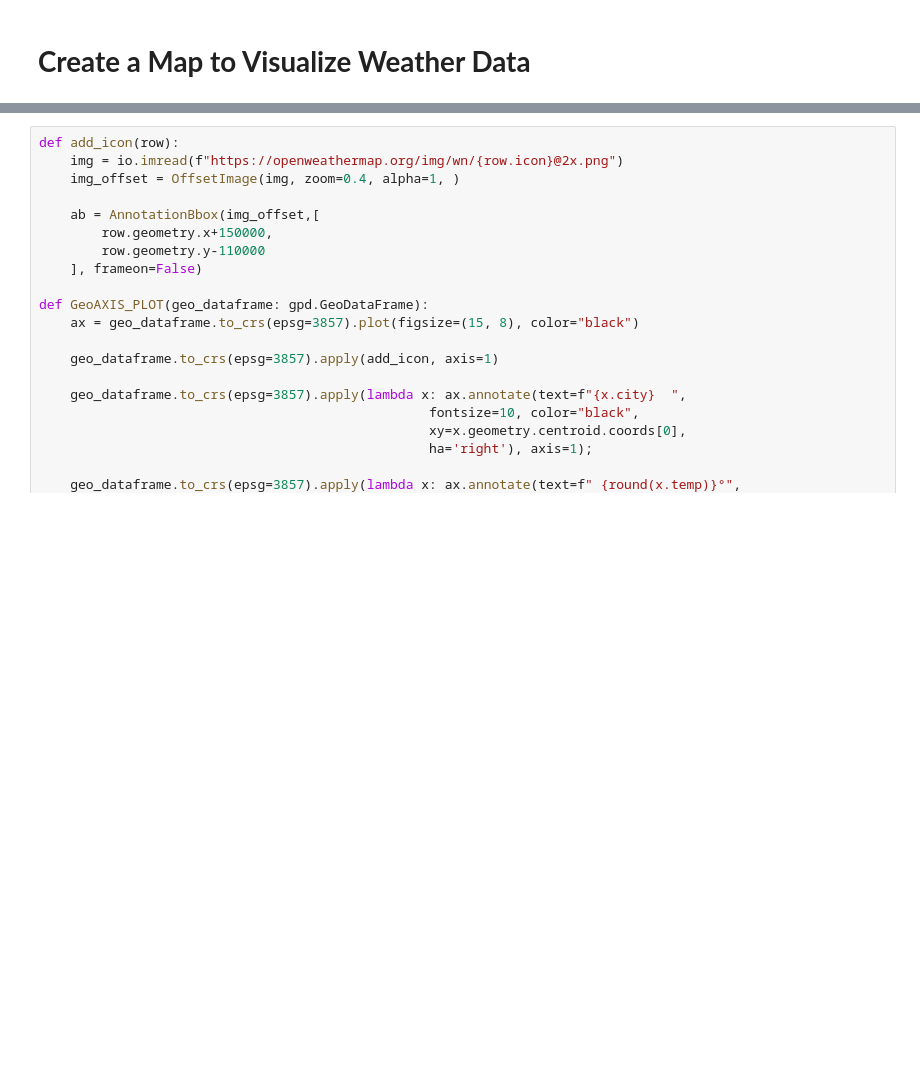
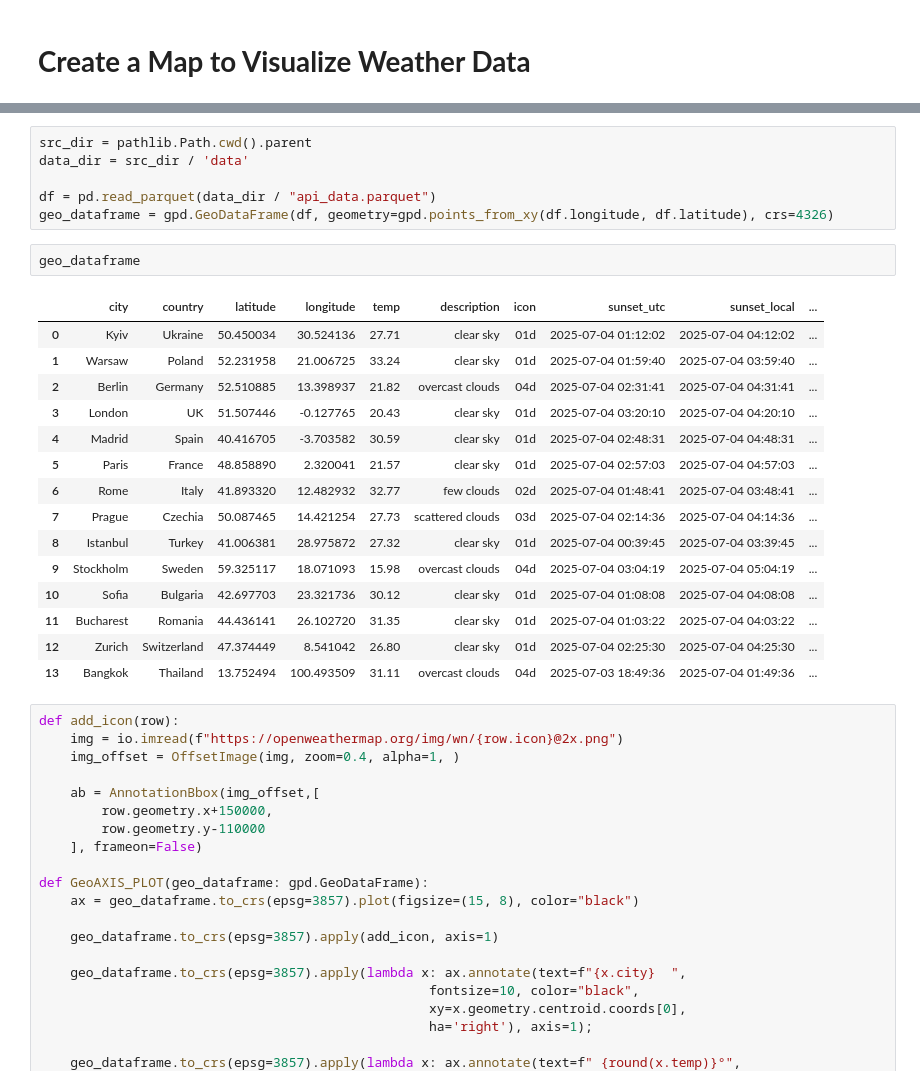
Before and after one commit to h-sutiwas/weather-application, a Jupyter notebook: src/addMapVisualization.ipynb, the cells around one changed output, grey strips where cells are left out. Drawn from its saved outputs; the diff is of its cells as text; blank space fills up the shorter version.

```diff
--- a/src/addMapVisualization.ipynb
+++ b/src/addMapVisualization.ipynb
@@ -7,6 +15,30 @@ import contextily as ctx
 from skimage import io
 import matplotlib.pyplot as plt
 from matplotlib.offsetbox import AnnotationBbox, OffsetImage
+# %%
+src_dir = pathlib.Path.cwd().parent
+data_dir = src_dir / 'data'
+
+df = pd.read_parquet(data_dir / "api_data.parquet")
+geo_dataframe = gpd.GeoDataFrame(df, geometry=gpd.points_from_xy(df.longitude, df.latitude), crs=4326)
+# %%
+geo_dataframe
+# %% [output]
+|  | city | country | latitude | longitude | temp | description | icon | sunset_utc | sunset_local | ... |
+| 0 | Kyiv | Ukraine | 50.450034 | 30.524136 | 27.71 | clear sky | 01d | 2025-07-04 01:12:02 | 2025-07-04 04:12:02 | ... |
+| 1 | Warsaw | Poland | 52.231958 | 21.006725 | 33.24 | clear sky | 01d | 2025-07-04 01:59:40 | 2025-07-04 03:59:40 | ... |
+| 2 | Berlin | Germany | 52.510885 | 13.398937 | 21.82 | overcast clouds | 04d | 2025-07-04 02:31:41 | 2025-07-04 04:31:41 | ... |
+| 3 | London | UK | 51.507446 | -0.127765 | 20.43 | clear sky | 01d | 2025-07-04 03:20:10 | 2025-07-04 04:20:10 | ... |
+| 4 | Madrid | Spain | 40.416705 | -3.703582 | 30.59 | clear sky | 01d | 2025-07-04 02:48:31 | 2025-07-04 04:48:31 | ... |
+| 5 | Paris | France | 48.858890 | 2.320041 | 21.57 | clear sky | 01d | 2025-07-04 02:57:03 | 2025-07-04 04:57:03 | ... |
+| 6 | Rome | Italy | 41.893320 | 12.482932 | 32.77 | few clouds | 02d | 2025-07-04 01:48:41 | 2025-07-04 03:48:41 | ... |
+| 7 | Prague | Czechia | 50.087465 | 14.421254 | 27.73 | scattered clouds | 03d | 2025-07-04 02:14:36 | 2025-07-04 04:14:36 | ... |
+| 8 | Istanbul | Turkey | 41.006381 | 28.975872 | 27.32 | clear sky | 01d | 2025-07-04 00:39:45 | 2025-07-04 03:39:45 | ... |
+| 9 | Stockholm | Sweden | 59.325117 | 18.071093 | 15.98 | overcast clouds | 04d | 2025-07-04 03:04:19 | 2025-07-04 05:04:19 | ... |
+| 10 | Sofia | Bulgaria | 42.697703 | 23.321736 | 30.12 | clear sky | 01d | 2025-07-04 01:08:08 | 2025-07-04 04:08:08 | ... |
+| 11 | Bucharest | Romania | 44.436141 | 26.102720 | 31.35 | clear sky | 01d | 2025-07-04 01:03:22 | 2025-07-04 04:03:22 | ... |
+| 12 | Zurich | Switzerland | 47.374449 | 8.541042 | 26.80 | clear sky | 01d | 2025-07-04 02:25:30 | 2025-07-04 04:25:30 | ... |
+| 13 | Bangkok | Thailand | 13.752494 | 100.493509 | 31.11 | overcast clouds | 04d | 2025-07-03 18:49:36 | 2025-07-04 01:49:36 | ... |
 # %%
 def add_icon(row):
     img = io.imread(f"https://openweathermap.org/img/wn/{row.icon}@2x.png")
```
Also changed, not shown: parts of 2 cells of this notebook, 1 other file.
